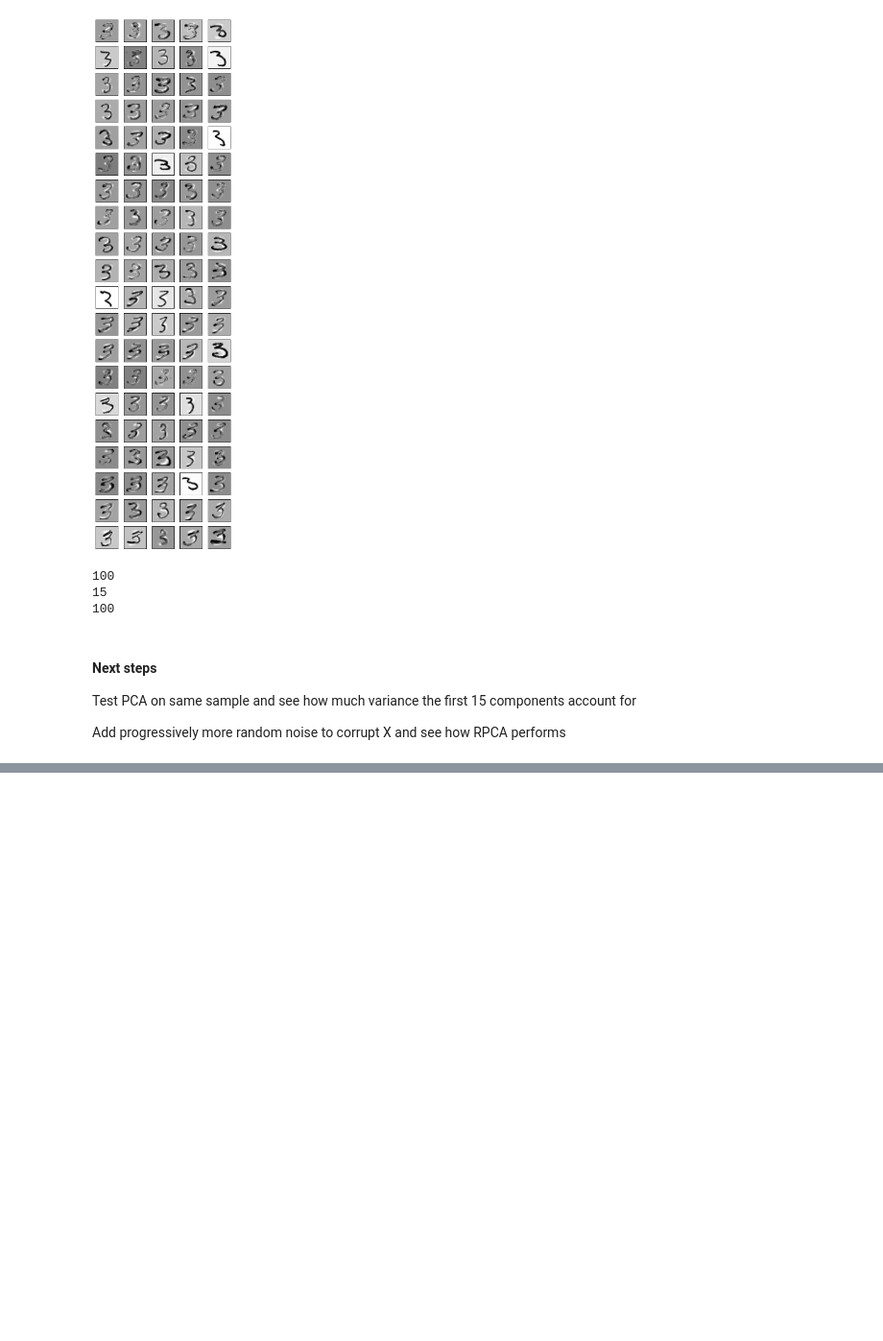
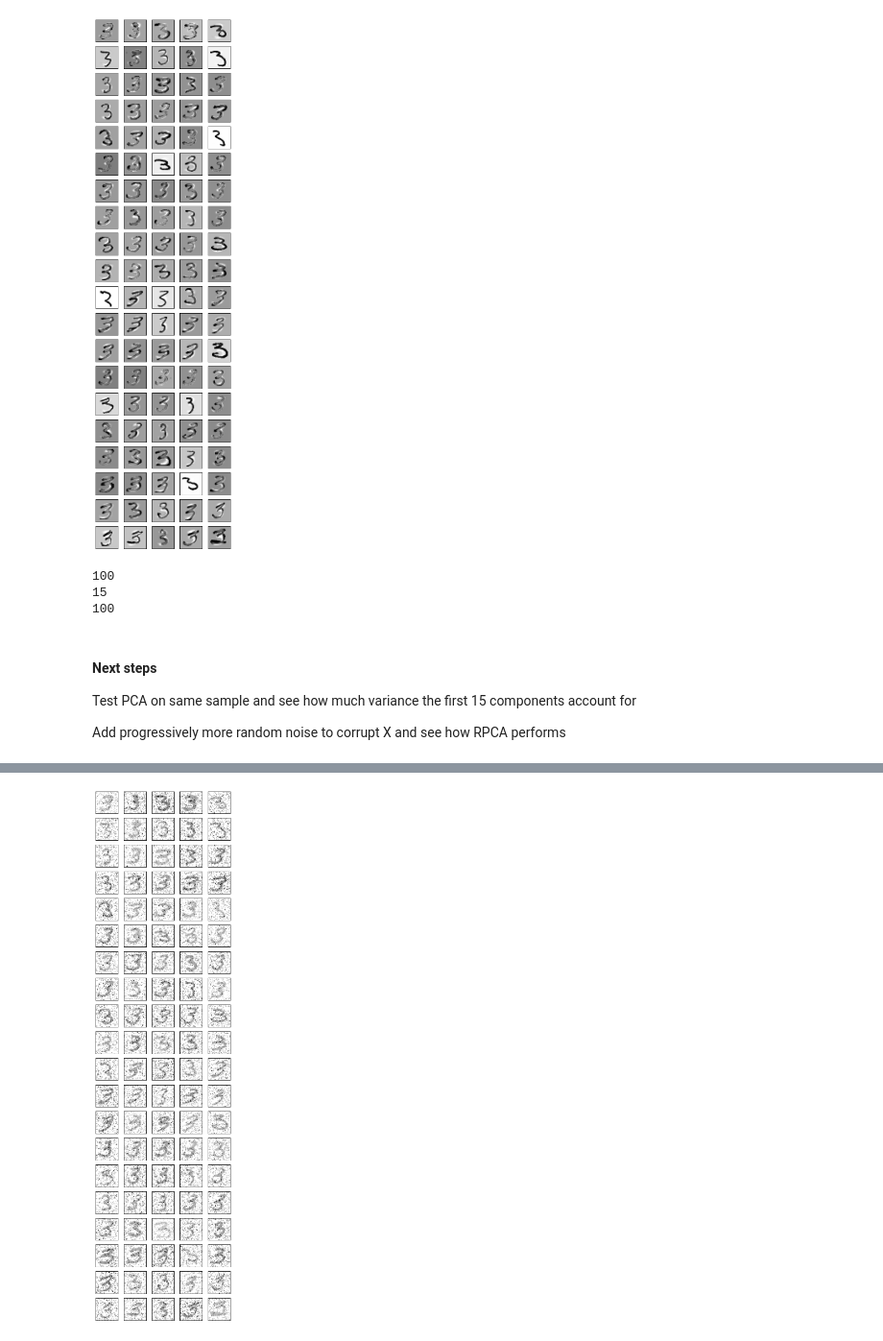
Before and after one commit to pcooper-chi/rpca, a Jupyter notebook: MNIST_test.ipynb, the cells around one changed output, grey strips where cells are left out. Shown at 96% size. Cells and saved outputs as stored; diff of their text form; code cells hidden in the pictures; blank space fills up the shorter version.

```diff
--- a/MNIST_test.ipynb
+++ b/MNIST_test.ipynb
@@ -76,0 +95,4 @@ Add progressively more random noise to corrupt X and see how RPCA performs
+# %%
+corruption = np.random.gamma(1,4,(100,784))
+mnist_corrupted = mnist_sample + ((corruption > 5) * corruption)*25
+mnist_corrupted
@@ -76,0 +113,4 @@ Add progressively more random noise to corrupt X and see how RPCA performs
+# %%
+mnist_subplots(mnist_corrupted)
+# %% [output]
+[figure, added]
```
Also changed, not shown: parts of 28 cells of this notebook, 4 other files.
